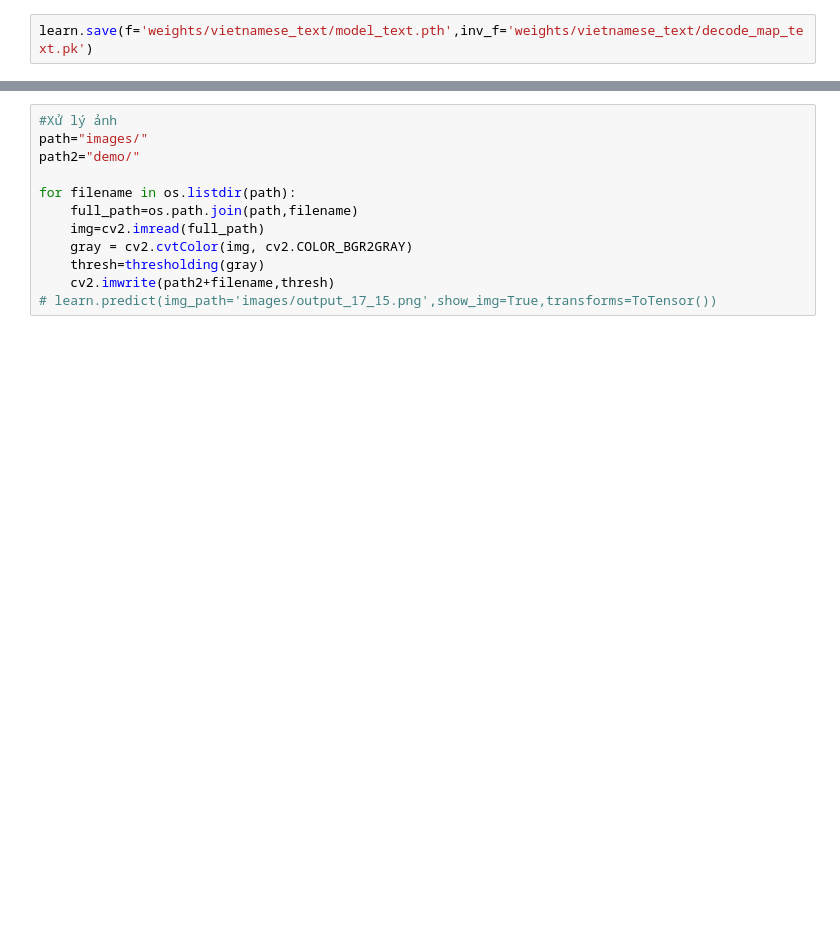
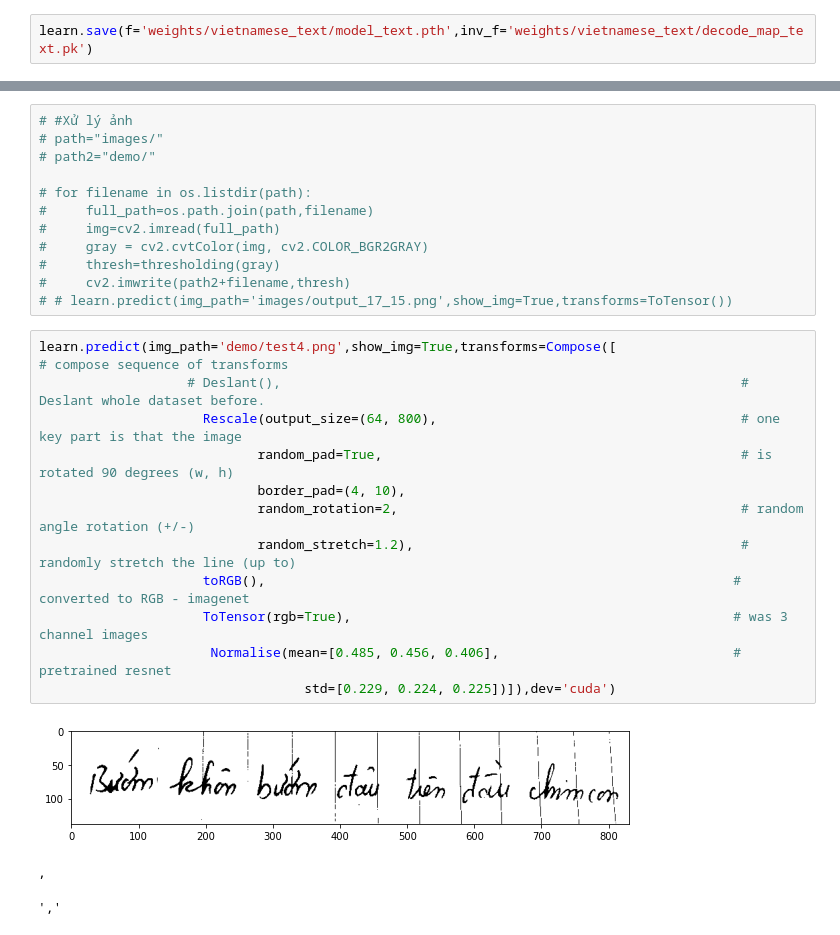
Before and after one commit to pahung1999/pytorch-ocr, a Jupyter notebook: Deslant Dataset.ipynb, the cells around one changed output, grey strips where cells are left out. Cells and saved outputs as stored; diff of their text form; blank space fills up the shorter version.

```diff
--- a/Deslant Dataset.ipynb
+++ b/Deslant Dataset.ipynb
@@ -257,13 +237,29 @@ single batch prediction of valid dataset
 ... (9 outputs left out)
 # %%
-#Xử lý ảnh
-path="images/"
-path2="demo/"
+# #Xử lý ảnh
+# path="images/"
+# path2="demo/"
 
-for filename in os.listdir(path):
-    full_path=os.path.join(path,filename)
-    img=cv2.imread(full_path)
-    gray = cv2.cvtColor(img, cv2.COLOR_BGR2GRAY)
-    thresh=thresholding(gray)
-    cv2.imwrite(path2+filename,thresh)
-# learn.predict(img_path='images/output_17_15.png',show_img=True,transforms=ToTensor())
+# for filename in os.listdir(path):
+#     full_path=os.path.join(path,filename)
+#     img=cv2.imread(full_path)
+#     gray = cv2.cvtColor(img, cv2.COLOR_BGR2GRAY)
+#     thresh=thresholding(gray)
+#     cv2.imwrite(path2+filename,thresh)
+# # learn.predict(img_path='images/output_17_15.png',show_img=True,transforms=ToTensor())
+# %%
+learn.predict(img_path='demo/test4.png',show_img=True,transforms=Compose([                                                     # compose sequence of transforms
+                   # Deslant(),                                                           # Deslant whole dataset before.
+                     Rescale(output_size=(64, 800),                                       # one key part is that the image
+                            random_pad=True,                                              # is rotated 90 degrees (w, h)
+                            border_pad=(4, 10),
+                            random_rotation=2,                                            # random angle rotation (+/-)
+                            random_stretch=1.2),                                          # randomly stretch the line (up to)
+                     toRGB(),                                                            # converted to RGB - imagenet
+                     ToTensor(rgb=True),                                                 # was 3 channel images
+                      Normalise(mean=[0.485, 0.456, 0.406],                              # pretrained resnet
+                                  std=[0.229, 0.224, 0.225])]),dev='cuda')
+# %% [output]
+[figure, added]
+,
+','
```
Also changed, not shown: parts of 9 cells of this notebook, 1 other file.
